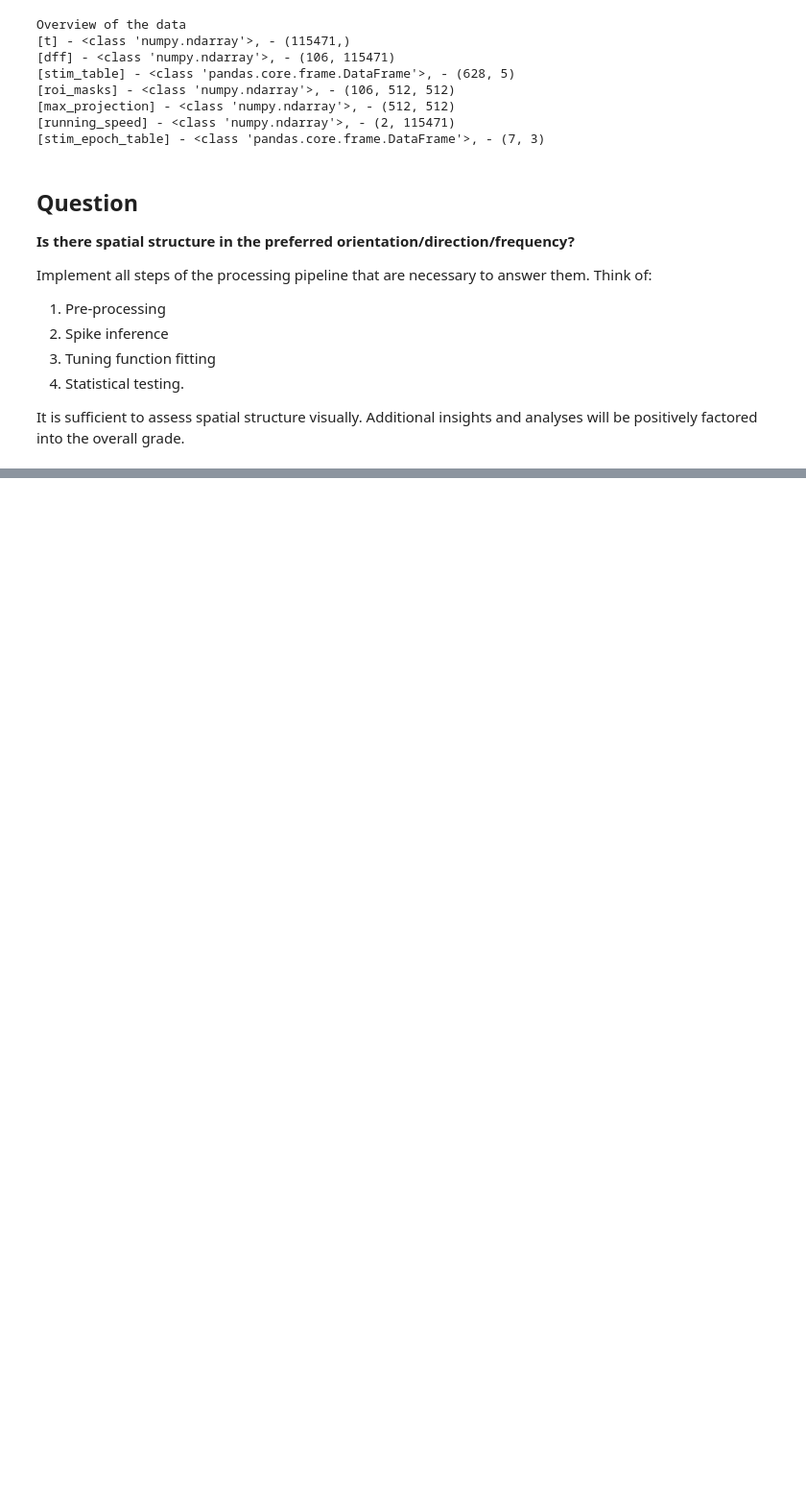
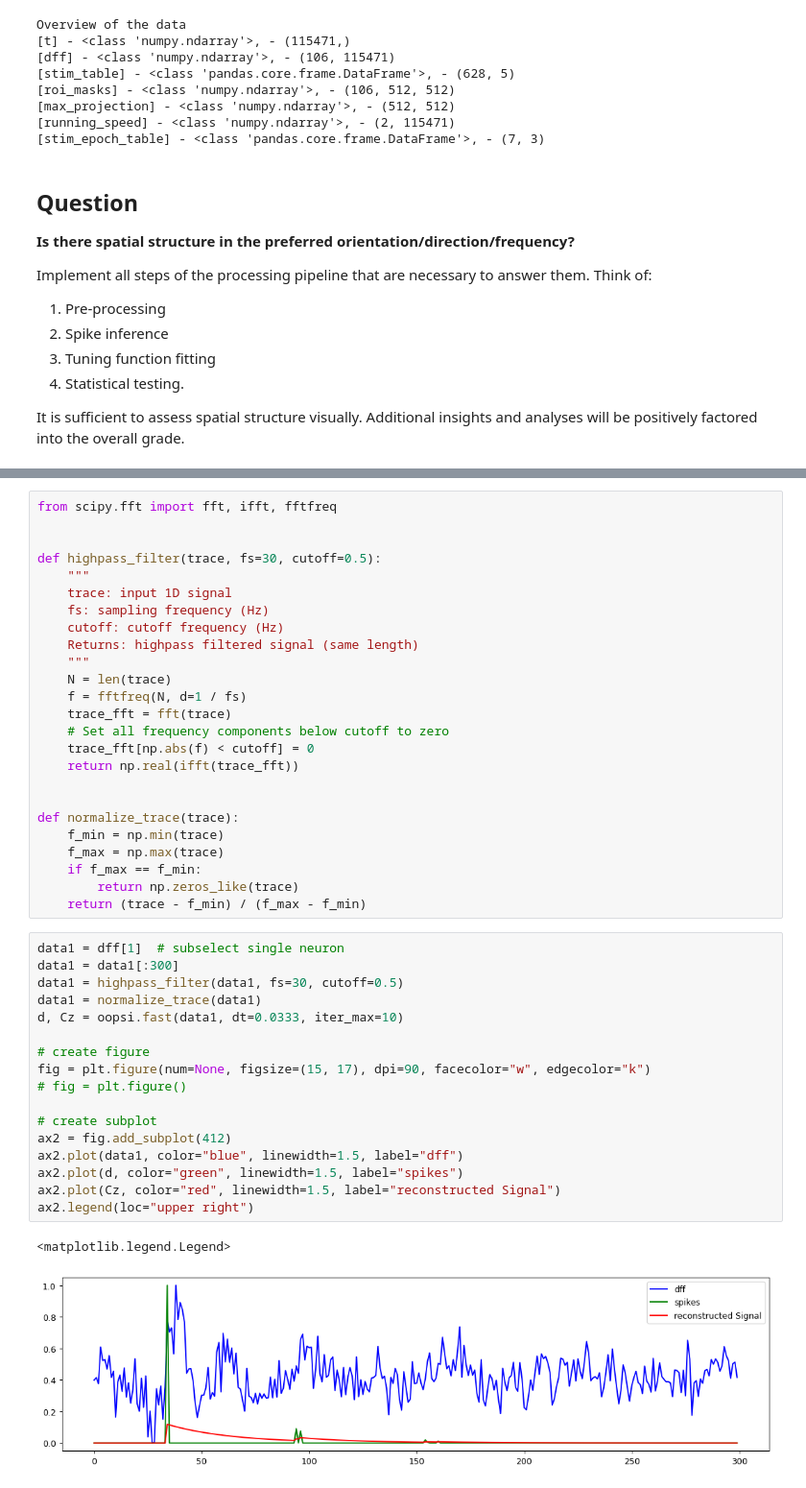
Before and after one commit to toniklenk/NeuralDataScience, a Jupyter notebook: Abschlussprojekt/practical01.ipynb, the cells around one changed output, grey strips where cells are left out. Shown at 96% size. Saved outputs shown, nothing was run; the diff lists cells and outputs as text; blank space fills up the shorter version.

```diff
--- a/Abschlussprojekt/practical01.ipynb
+++ b/Abschlussprojekt/practical01.ipynb
@@ -94,0 +184,45 @@ It is sufficient to assess spatial structure visually. Additional insights and a
+# %%
+from scipy.fft import fft, ifft, fftfreq
+
+
+def highpass_filter(trace, fs=30, cutoff=0.5):
+    """
+    trace: input 1D signal
+    fs: sampling frequency (Hz)
+    cutoff: cutoff frequency (Hz)
+    Returns: highpass filtered signal (same length)
+    """
+    N = len(trace)
+    f = fftfreq(N, d=1 / fs)
+    trace_fft = fft(trace)
+    # Set all frequency components below cutoff to zero
+    trace_fft[np.abs(f) < cutoff] = 0
+    return np.real(ifft(trace_fft))
+
+
+def normalize_trace(trace):
+    f_min = np.min(trace)
+    f_max = np.max(trace)
+    if f_max == f_min:
+        return np.zeros_like(trace)
+    return (trace - f_min) / (f_max - f_min)
+# %%
+data1 = dff[1]  # subselect single neuron
+data1 = data1[:300]
+data1 = highpass_filter(data1, fs=30, cutoff=0.5)
+data1 = normalize_trace(data1)
+d, Cz = oopsi.fast(data1, dt=0.0333, iter_max=10)
+
+# create figure
+fig = plt.figure(num=None, figsize=(15, 17), dpi=90, facecolor="w", edgecolor="k")
+# fig = plt.figure()
+
+# create subplot
+ax2 = fig.add_subplot(412)
+ax2.plot(data1, color="blue", linewidth=1.5, label="dff")
+ax2.plot(d, color="green", linewidth=1.5, label="spikes")
+ax2.plot(Cz, color="red", linewidth=1.5, label="reconstructed Signal")
+ax2.legend(loc="upper right")
+# %% [output]
+<matplotlib.legend.Legend>
+[figure, added]
```
Also changed, not shown: parts of 28 cells of this notebook, 3 other files.
